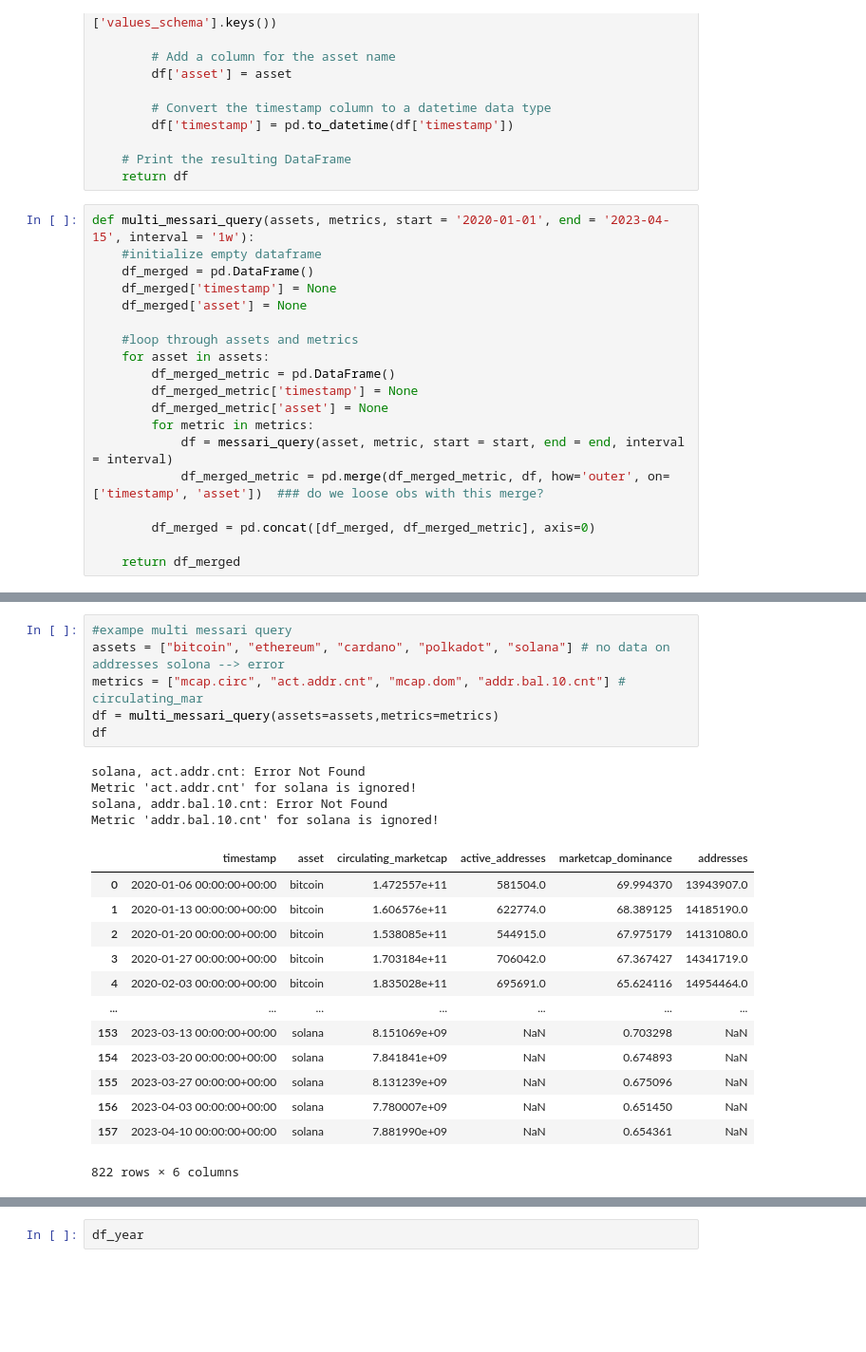
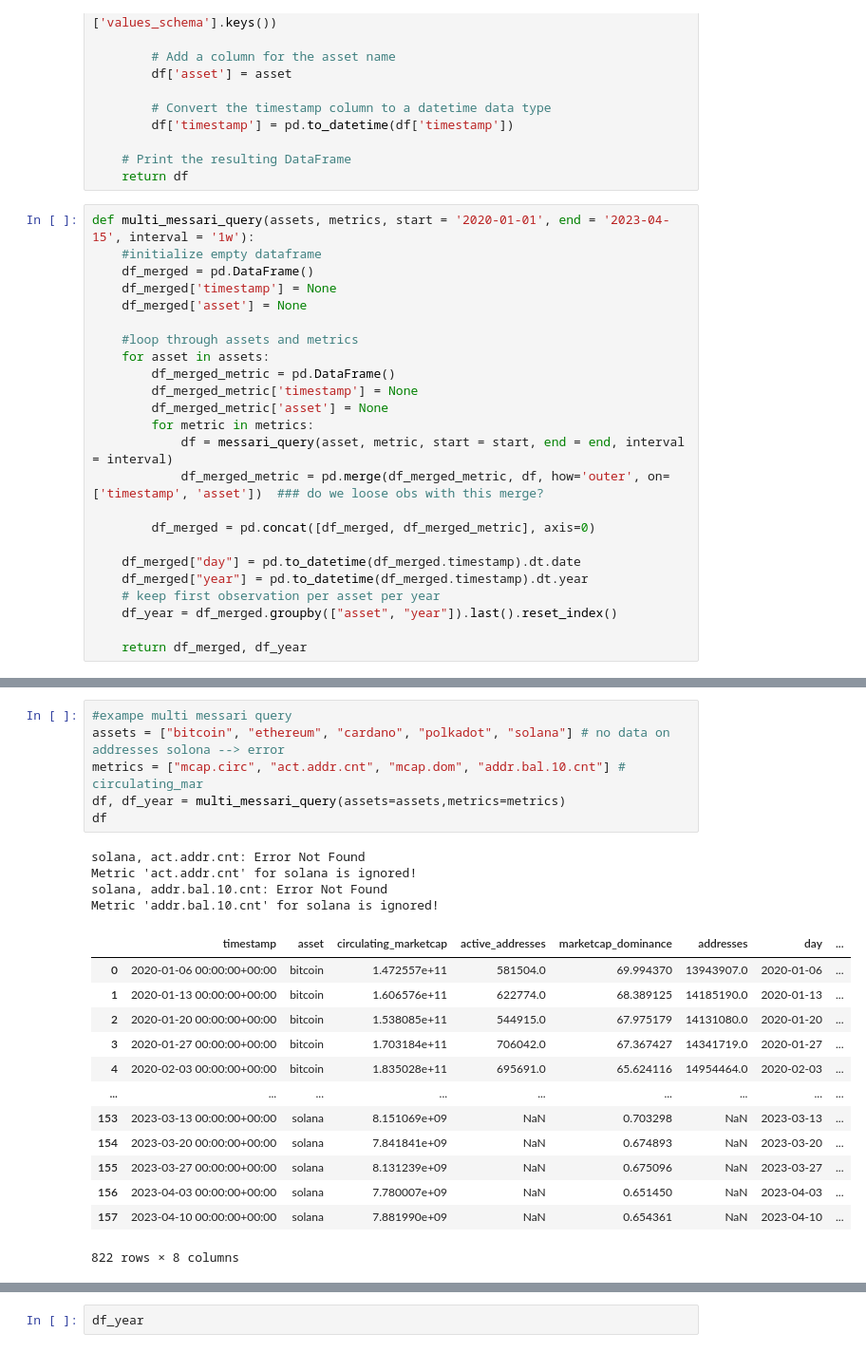
Before and after one commit to swissecon-cryptecon/public_blockchains, a Jupyter notebook: Public_Blockchains.ipynb, the cells around one changed output, grey strips where cells are left out. Shown: that part at 95% size. Cells and saved outputs as stored; diff of their text form; blank space fills up the shorter version.

```diff
--- a/Public_Blockchains.ipynb
+++ b/Public_Blockchains.ipynb
@@ -94,4 +110,9 @@ def multi_messari_query(assets, metrics, start = '2020-01-01', end = '2023-04-15
 
         df_merged = pd.concat([df_merged, df_merged_metric], axis=0)
 
-    return df_merged
+    df_merged["day"] = pd.to_datetime(df_merged.timestamp).dt.date
+    df_merged["year"] = pd.to_datetime(df_merged.timestamp).dt.year
+    # keep first observation per asset per year
+    df_year = df_merged.groupby(["asset", "year"]).last().reset_index()
+
+    return df_merged, df_year
@@ -108,24 +129,24 @@ asset
 # %%
 #exampe multi messari query
 assets = ["bitcoin", "ethereum", "cardano", "polkadot", "solana"] # no data on addresses solona --> error
 metrics = ["mcap.circ", "act.addr.cnt", "mcap.dom", "addr.bal.10.cnt"] # circulating_mar
-df = multi_messari_query(assets=assets,metrics=metrics)
+df, df_year = multi_messari_query(assets=assets,metrics=metrics)
 df
 # %% [output]
 solana, act.addr.cnt: Error Not Found
 Metric 'act.addr.cnt' for solana is ignored!
 solana, addr.bal.10.cnt: Error Not Found
 Metric 'addr.bal.10.cnt' for solana is ignored!
-|  | timestamp | asset | circulating_marketcap | active_addresses | marketcap_dominance | addresses |
-| 0 | 2020-01-06 00:00:00+00:00 | bitcoin | 1.472557e+11 | 581504.0 | 69.994370 | 13943907.0 |
-| 1 | 2020-01-13 00:00:00+00:00 | bitcoin | 1.606576e+11 | 622774.0 | 68.389125 | 14185190.0 |
-| 2 | 2020-01-20 00:00:00+00:00 | bitcoin | 1.538085e+11 | 544915.0 | 67.975179 | 14131080.0 |
-| 3 | 2020-01-27 00:00:00+00:00 | bitcoin | 1.703184e+11 | 706042.0 | 67.367427 | 14341719.0 |
-| 4 | 2020-02-03 00:00:00+00:00 | bitcoin | 1.835028e+11 | 695691.0 | 65.624116 | 14954464.0 |
-| ... | ... | ... | ... | ... | ... | ... |
-| 153 | 2023-03-13 00:00:00+00:00 | solana | 8.151069e+09 | NaN | 0.703298 | NaN |
-| 154 | 2023-03-20 00:00:00+00:00 | solana | 7.841841e+09 | NaN | 0.674893 | NaN |
-| 155 | 2023-03-27 00:00:00+00:00 | solana | 8.131239e+09 | NaN | 0.675096 | NaN |
-| 156 | 2023-04-03 00:00:00+00:00 | solana | 7.780007e+09 | NaN | 0.651450 | NaN |
-| 157 | 2023-04-10 00:00:00+00:00 | solana | 7.881990e+09 | NaN | 0.654361 | NaN |
+|  | timestamp | asset | circulating_marketcap | active_addresses | marketcap_dominance | addresses | day | ... |
+| 0 | 2020-01-06 00:00:00+00:00 | bitcoin | 1.472557e+11 | 581504.0 | 69.994370 | 13943907.0 | 2020-01-06 | ... |
+| 1 | 2020-01-13 00:00:00+00:00 | bitcoin | 1.606576e+11 | 622774.0 | 68.389125 | 14185190.0 | 2020-01-13 | ... |
+| 2 | 2020-01-20 00:00:00+00:00 | bitcoin | 1.538085e+11 | 544915.0 | 67.975179 | 14131080.0 | 2020-01-20 | ... |
+| 3 | 2020-01-27 00:00:00+00:00 | bitcoin | 1.703184e+11 | 706042.0 | 67.367427 | 14341719.0 | 2020-01-27 | ... |
+| 4 | 2020-02-03 00:00:00+00:00 | bitcoin | 1.835028e+11 | 695691.0 | 65.624116 | 14954464.0 | 2020-02-03 | ... |
+| ... | ... | ... | ... | ... | ... | ... | ... | ... |
+| 153 | 2023-03-13 00:00:00+00:00 | solana | 8.151069e+09 | NaN | 0.703298 | NaN | 2023-03-13 | ... |
+| 154 | 2023-03-20 00:00:00+00:00 | solana | 7.841841e+09 | NaN | 0.674893 | NaN | 2023-03-20 | ... |
+| 155 | 2023-03-27 00:00:00+00:00 | solana | 8.131239e+09 | NaN | 0.675096 | NaN | 2023-03-27 | ... |
+| 156 | 2023-04-03 00:00:00+00:00 | solana | 7.780007e+09 | NaN | 0.651450 | NaN | 2023-04-03 | ... |
+| 157 | 2023-04-10 00:00:00+00:00 | solana | 7.881990e+09 | NaN | 0.654361 | NaN | 2023-04-10 | ... |
-822 rows × 6 columns
+822 rows × 8 columns
```
Also changed, not shown: parts of 14 cells of this notebook.
